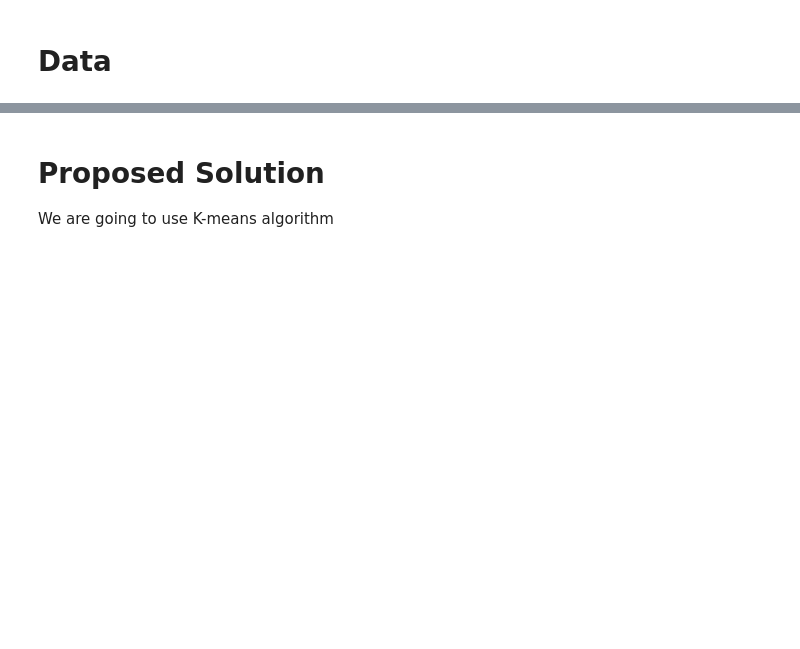
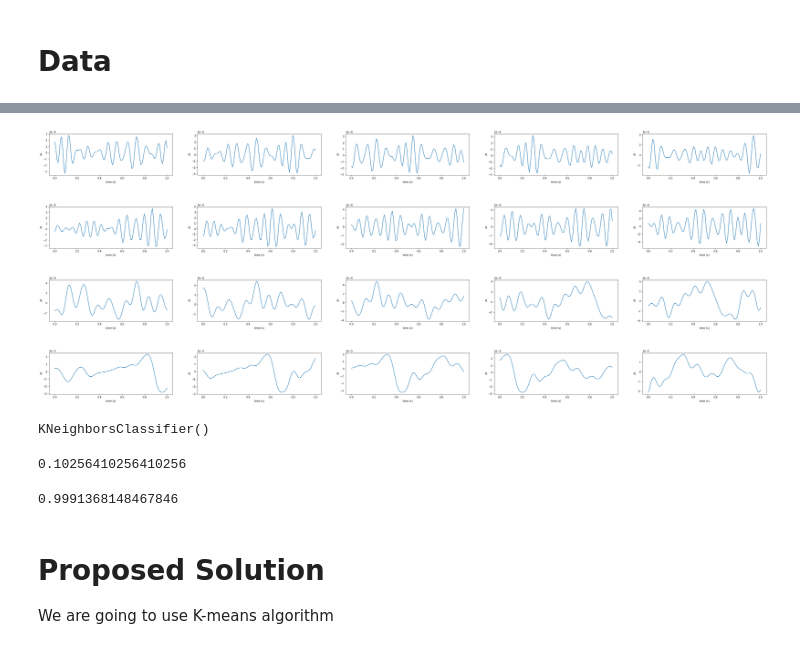
Before and after one commit to COGS118A/Group016-Sp22, a Jupyter notebook: Checkpoint_group016.ipynb, the cells around one changed output, grey strips where cells are left out. Saved outputs shown, nothing was run; the diff lists cells and outputs as text; code cells hidden in the pictures; blank space fills up the shorter version.

Commit message:
added data to checkpoint

```diff
--- a/Checkpoint_group016.ipynb
+++ b/Checkpoint_group016.ipynb
@@ -29,0 +37,6 @@ We want to be able to automate k complexes and swindles so that researchers don'
+# %%
+kcomplex = np.load(os.getcwd() + '/epoch_data/kcomplex.npy')
+non_kcomplex = np.load(os.getcwd() + '/epoch_data/non_kcomplex.npy')
+
+spind = np.load(os.getcwd() + '/epoch_data/spind.npy')
+non_spind = np.load(os.getcwd() + '/epoch_data/non_spind.npy')
@@ -30,3 +67,67 @@ We want to be able to automate k complexes and swindles so that researchers don'
+# %%
+# Sample of 5 consecutive epochs for non-spindles
+resample_size = 100
+time_int = np.linspace(0,1,resample_size)
+fig, axs = plt.subplots(1, 5, figsize=(50, 3))
+for i in range(5):
+    axs[i].plot(time_int, non_spind[i,0,:])
+    axs[i].set_ylabel('uV')
+    axs[i].set_xlabel('time (s)')
+# %% [output]
+[figure, added]
+# %%
+# Sample of 5 consecutive epochs for spindles
+time_int = np.linspace(0,1,resample_size)
+fig, axs = plt.subplots(1, 5, figsize=(50, 3))
+for i in range(5):
+    axs[i].plot(time_int, spind[i,0,:])
+    axs[i].set_ylabel('uV')
+    axs[i].set_xlabel('time (s)')
+# %% [output]
+[figure, added]
+# %%
+# Sample of 5 consecutive epochs for non-k-complexes
+time_int = np.linspace(0,1,resample_size)
+fig, axs = plt.subplots(1, 5, figsize=(50, 3))
+for i in range(5):
+    axs[i].plot(time_int, non_kcomplex[i,0,:])
+    axs[i].set_ylabel('uV')
+    axs[i].set_xlabel('time (s)')
+# %% [output]
+[figure, added]
+# %%
+# Sample of 5 consecutive epochs for k-complexes
+time_int = np.linspace(0,1,resample_size)
+fig, axs = plt.subplots(1, 5, figsize=(50, 3))
+for i in range(5):
+    axs[i].plot(time_int, kcomplex[i,0,:])
+    axs[i].set_ylabel('uV')
+    axs[i].set_xlabel('time (s)')
+# %% [output]
+[figure, added]
+# %%
+# Creating k-NN baseline model
+ones = np.ones(kcomplex.shape[0])
+zeros = np.zeros(non_kcomplex.shape[0])
+
+X = np.vstack((kcomplex[:,0,:], non_kcomplex[:,0,:]))
+y = np.hstack((ones, zeros))
+
+neigh = KNeighborsClassifier()
+# Train on entire "mini"-dataset
+neigh.fit(X, y)
+# %% [output]
+KNeighborsClassifier()
+# %%
+# Model scoring on the training set of kcomplexes
+neigh.score(kcomplex[:,0,:], ones)
+# %% [output]
+0.10256410256410256
+# %%
+# Model predicting on the training set of non-kcomplexes
+neigh.score(non_kcomplex[:,0,:], zeros)
+# %% [output]
+0.9991368148467846
 # %% [markdown]
 # Proposed Solution
 We are going to use K-means algorithm
```
Also changed, not shown: parts of 3 cells of this notebook.
